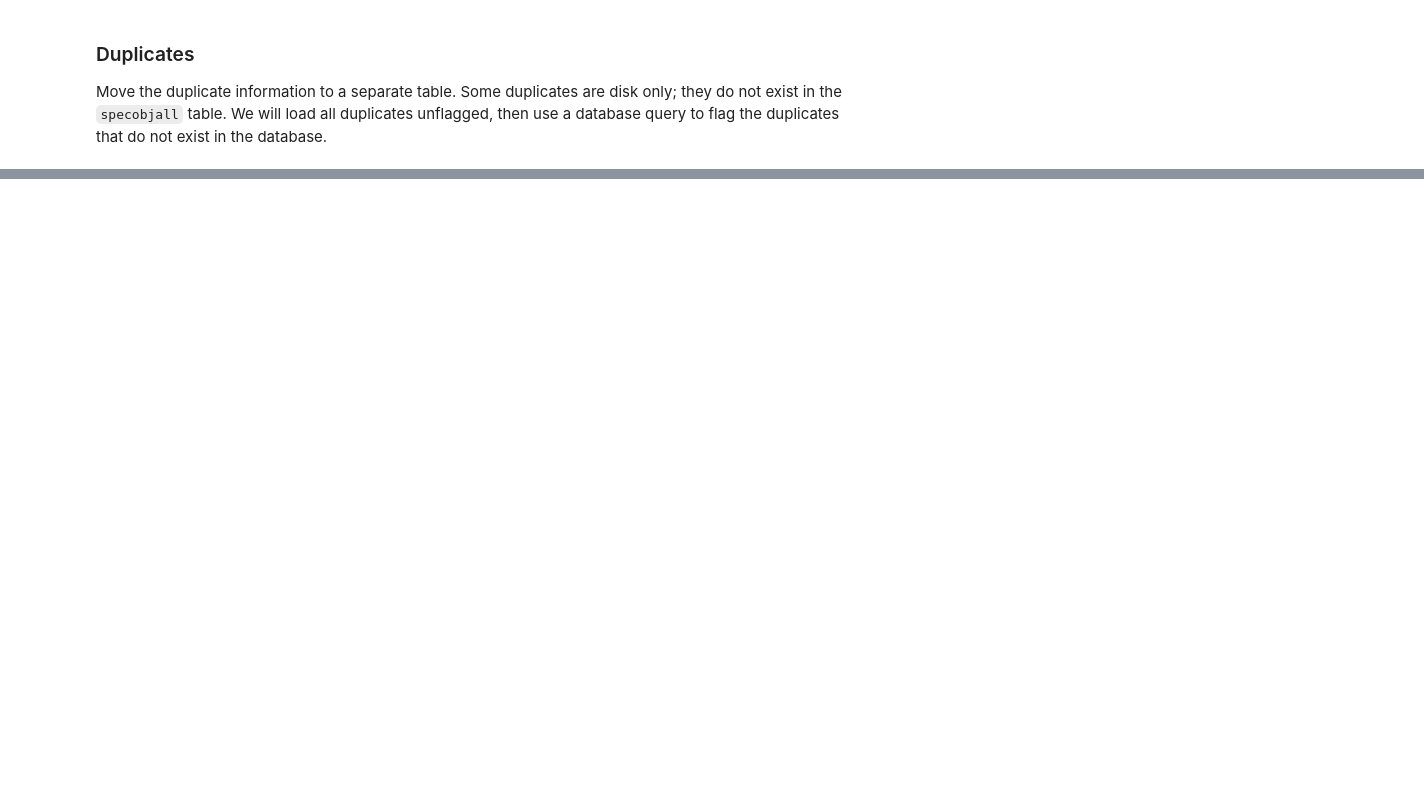
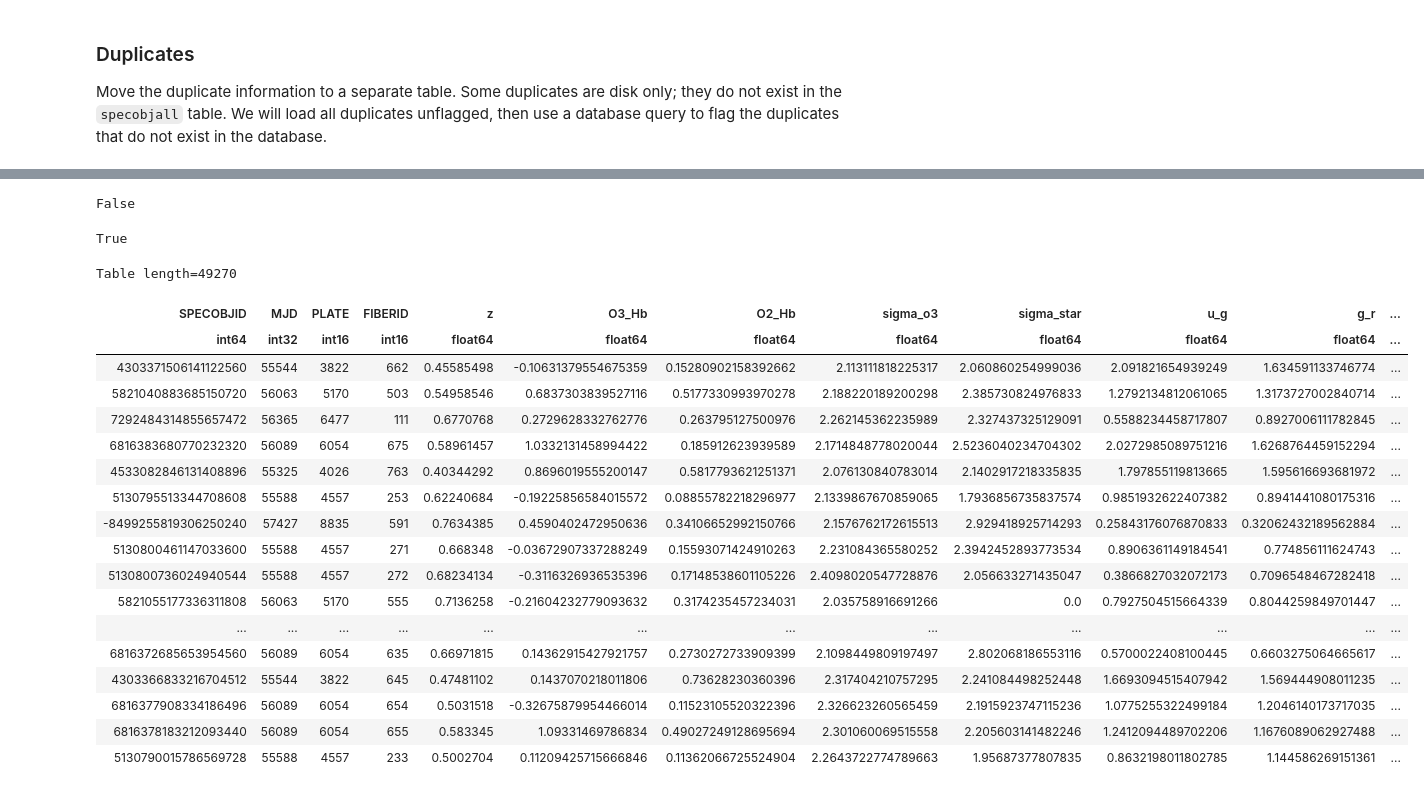
Before and after one commit to astro-datalab/digestor, a Jupyter notebook: docs/notebooks/Preparing_SDSS_DR16_VACs.ipynb, the cells around one changed output, grey strips where cells are left out. Cells and saved outputs as stored; diff of their text form; code cells hidden in the pictures; blank space fills up the shorter version.

```diff
--- a/docs/notebooks/Preparing_SDSS_DR16_VACs.ipynb
+++ b/docs/notebooks/Preparing_SDSS_DR16_VACs.ipynb
@@ -591,0 +473,16 @@ t.write('dr16q_datalab.fits')
+# %%
+elg_version = 'v1_0'
+vopath = f"{sas}eboss/elg/elg_classifier/{elg_version}/eboss-elg-classification_{elg_version}.fits"
+with BytesIO(sc.get(vopath, mode='binary')) as q:
+    with fits.open(q) as hdulist:
+        elg = hdulist[1].data
+# %%
+t = Table(elg)
+t['MJD'] = t['MJD'].astype(np.int32)
+t['PLATE'] = t['PLATE'].astype(np.int16)
+t['FIBERID'] = t['FIBERID'].astype(np.int16)
+t['TYPE'] = t['TYPE'].astype(np.int16)
+m = re.match(r'v(\d+)_(\d+)_(\d+)', boss_run2d)
+N, M, P = m.groups()
+br = (int(N) - 5)*10000 + int(M) * 100 + int(P)
+specobjid = sdss_specobjid(t['PLATE'].astype(np.uint64), t['FIBERID'].astype(np.uint64), t['MJD'].astype(np.uint64) - 50000, np.array([br]*len(t), dtype=np.uint64)).astype(np.int64)
@@ -591,0 +501,32 @@ t.write('dr16q_datalab.fits')
+# %%
+(np.unique(specobjid) == specobjid).all()
+# %% [output]
+False
+# %%
+sorted(np.unique(specobjid)) == sorted(specobjid)
+# %% [output]
+True
+# %%
+t.add_column(specobjid, name='SPECOBJID', index=0)
+# %%
+t
+# %% [output]
+Table length=49270
+| SPECOBJID | MJD | PLATE | FIBERID | z | O3_Hb | O2_Hb | sigma_o3 | sigma_star | u_g | g_r | ... |
+| int64 | int32 | int16 | int16 | float64 | float64 | float64 | float64 | float64 | float64 | float64 | ... |
+| 4303371506141122560 | 55544 | 3822 | 662 | 0.45585498 | -0.10631379554675359 | 0.15280902158392662 | 2.113111818225317 | 2.060860254999036 | 2.091821654939249 | 1.634591133746774 | ... |
+| 5821040883685150720 | 56063 | 5170 | 503 | 0.54958546 | 0.6837303839527116 | 0.5177330993970278 | 2.188220189200298 | 2.385730824976833 | 1.2792134812061065 | 1.3173727002840714 | ... |
+| 7292484314855657472 | 56365 | 6477 | 111 | 0.6770768 | 0.2729628332762776 | 0.263795127500976 | 2.262145362235989 | 2.327437325129091 | 0.5588234458717807 | 0.8927006111782845 | ... |
+| 6816383680770232320 | 56089 | 6054 | 675 | 0.58961457 | 1.0332131458994422 | 0.185912623939589 | 2.1714848778020044 | 2.5236040234704302 | 2.0272985089751216 | 1.6268764459152294 | ... |
+| 4533082846131408896 | 55325 | 4026 | 763 | 0.40344292 | 0.8696019555200147 | 0.5817793621251371 | 2.076130840783014 | 2.1402917218335835 | 1.797855119813665 | 1.595616693681972 | ... |
+| 5130795513344708608 | 55588 | 4557 | 253 | 0.62240684 | -0.19225856584015572 | 0.08855782218296977 | 2.1339867670859065 | 1.7936856735837574 | 0.9851932622407382 | 0.8941441080175316 | ... |
+| -8499255819306250240 | 57427 | 8835 | 591 | 0.7634385 | 0.4590402472950636 | 0.34106652992150766 | 2.1576762172615513 | 2.929418925714293 | 0.25843176076870833 | 0.32062432189562884 | ... |
+| 5130800461147033600 | 55588 | 4557 | 271 | 0.668348 | -0.03672907337288249 | 0.15593071424910263 | 2.231084365580252 | 2.3942452893773534 | 0.8906361149184541 | 0.774856111624743 | ... |
+| 5130800736024940544 | 55588 | 4557 | 272 | 0.68234134 | -0.3116326936535396 | 0.17148538601105226 | 2.4098020547728876 | 2.056633271435047 | 0.3866827032072173 | 0.7096548467282418 | ... |
+| 5821055177336311808 | 56063 | 5170 | 555 | 0.7136258 | -0.21604232779093632 | 0.3174235457234031 | 2.035758916691266 | 0.0 | 0.7927504515664339 | 0.8044259849701447 | ... |
+| ... | ... | ... | ... | ... | ... | ... | ... | ... | ... | ... | ... |
+| 6816372685653954560 | 56089 | 6054 | 635 | 0.66971815 | 0.14362915427921757 | 0.2730272733909399 | 2.1098449809197497 | 2.802068186553116 | 0.5700022408100445 | 0.6603275064665617 | ... |
+| 4303366833216704512 | 55544 | 3822 | 645 | 0.47481102 | 0.1437070218011806 | 0.73628230360396 | 2.317404210757295 | 2.241084498252448 | 1.6693094515407942 | 1.569444908011235 | ... |
+| 6816377908334186496 | 56089 | 6054 | 654 | 0.5031518 | -0.32675879954466014 | 0.11523105520322396 | 2.326623260565459 | 2.1915923747115236 | 1.0775255322499184 | 1.2046140173717035 | ... |
+| 6816378183212093440 | 56089 | 6054 | 655 | 0.583345 | 1.09331469786834 | 0.49027249128695694 | 2.301060069515558 | 2.205603141482246 | 1.2412094489702206 | 1.1676089062927488 | ... |
+| 5130790015786569728 | 55588 | 4557 | 233 | 0.5002704 | 0.11209425715666846 | 0.11362066725524904 | 2.2643722774789663 | 1.95687377807835 | 0.8632198011802785 | 1.144586269151361 | ... |
```
Also changed, not shown: parts of 17 cells of this notebook.
